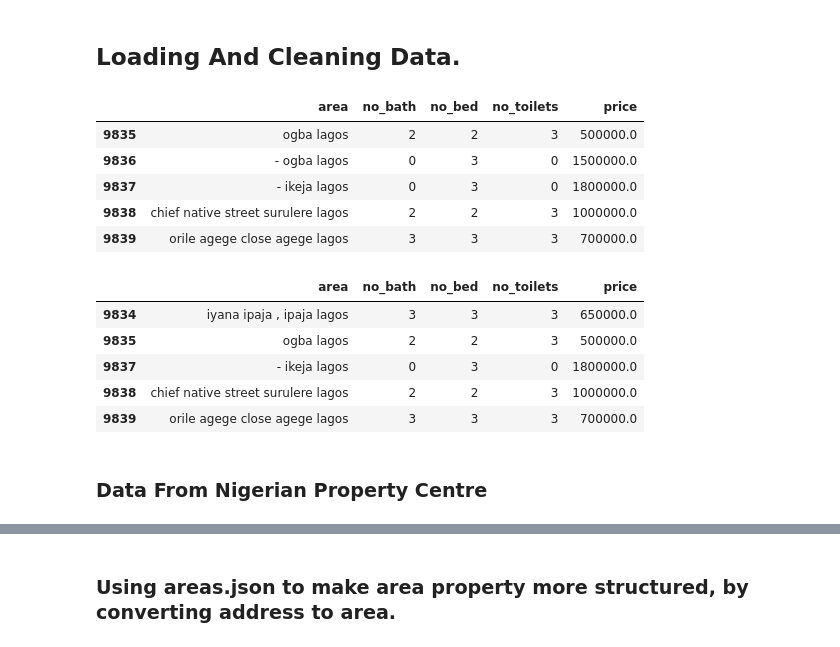
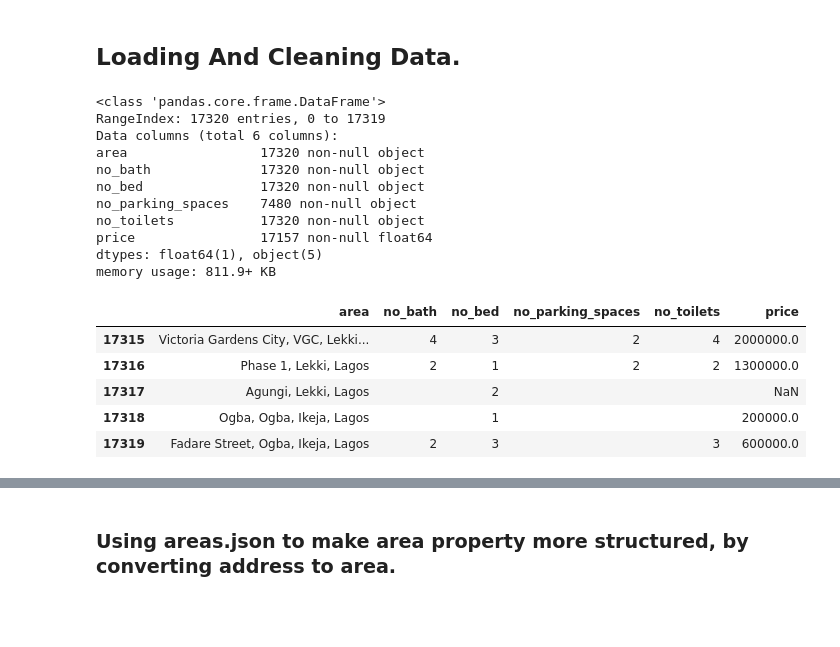
Before and after one commit to victorlenerd/lagos_housing, a Jupyter notebook: lagos_housing.ipynb, the cells around one changed output, grey strips where cells are left out. Cells and saved outputs as stored; diff of their text form; code cells hidden in the pictures; blank space fills up the shorter version.

```diff
--- a/lagos_housing.ipynb
+++ b/lagos_housing.ipynb
@@ -24,12 +26,19 @@ sns.set_style("whitegrid")
 %matplotlib inline
 # %%
 data = pd.read_json('./data.json')
-data.reset_index()
-data.tail()
+data2 = pd.read_json('./data.npc.json')
+
+df = pd.concat([data, data2], ignore_index=True)
+df.info()
 # %% [output]
-|  | area | no_bath | no_bed | no_toilets | price |
-| 9835 | ogba lagos | 2 | 2 | 3 | 500000.0 |
-| 9836 | - ogba lagos | 0 | 3 | 0 | 1500000.0 |
-| 9837 | - ikeja lagos | 0 | 3 | 0 | 1800000.0 |
-| 9838 | chief native street surulere lagos | 2 | 2 | 3 | 1000000.0 |
-| 9839 | orile agege close agege lagos | 3 | 3 | 3 | 700000.0 |
+<class 'pandas.core.frame.DataFrame'>
+RangeIndex: 17320 entries, 0 to 17319
+Data columns (total 6 columns):
+area                 17320 non-null object
+no_bath              17320 non-null object
+no_bed               17320 non-null object
+no_parking_spaces    7480 non-null object
+no_toilets           17320 non-null object
+price                17157 non-null float64
+dtypes: float64(1), object(5)
+memory usage: 811.9+ KB
@@ -40,11 +45,9 @@ data = data.drop_duplicates()
 # %%
-data.tail()
+df.tail()
 # %% [output]
-|  | area | no_bath | no_bed | no_toilets | price |
-| 9834 | iyana ipaja , ipaja lagos | 3 | 3 | 3 | 650000.0 |
-| 9835 | ogba lagos | 2 | 2 | 3 | 500000.0 |
-| 9837 | - ikeja lagos | 0 | 3 | 0 | 1800000.0 |
-| 9838 | chief native street surulere lagos | 2 | 2 | 3 | 1000000.0 |
-| 9839 | orile agege close agege lagos | 3 | 3 | 3 | 700000.0 |
+|  | area | no_bath | no_bed | no_parking_spaces | no_toilets | price |
+| 17315 | Victoria Gardens City, VGC, Lekki... | 4 | 3 | 2 | 4 | 2000000.0 |
+| 17316 | Phase 1, Lekki, Lagos | 2 | 1 | 2 | 2 | 1300000.0 |
+| 17317 | Agungi, Lekki, Lagos |  | 2 |  |  | NaN |
+| 17318 | Ogba, Ogba, Ikeja, Lagos |  | 1 |  |  | 200000.0 |
+| 17319 | Fadare Street, Ogba, Ikeja, Lagos | 2 | 3 |  | 3 | 600000.0 |
-# %% [markdown]
-### Data From Nigerian Property Centre
```
Also changed, not shown: parts of 28 cells of this notebook, 1 other file.
